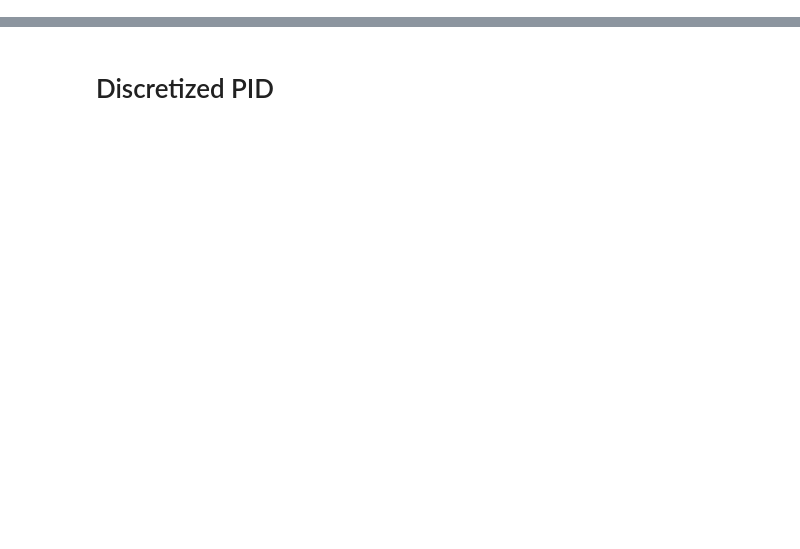
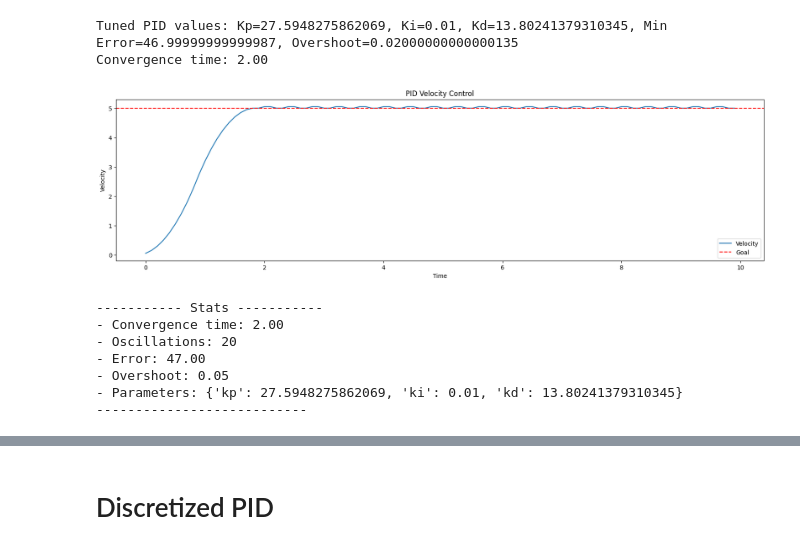
Before and after one commit to Forsyth-Creations/ros_rigor, a Jupyter notebook: src/hermes_swerve_module/hermes_swerve_module/pid.ipynb, the cells around one changed output, grey strips where cells are left out. Saved outputs shown, nothing was run; the diff lists cells and outputs as text; code cells hidden in the pictures; blank space fills up the shorter version.

```diff
--- a/src/hermes_swerve_module/hermes_swerve_module/pid.ipynb
+++ b/src/hermes_swerve_module/hermes_swerve_module/pid.ipynb
@@ -442,22 +481,33 @@ Convergence time: 24.50
 # %%
-# pid = NewPID(intertia=moment_of_inertia, max_torque=max_torque, logging=True, accel_damping=accel_damping)
-# pid.reset()
-# params = pid.auto_tune_range(goal, max_time=time_frame)
-# pid.reset()
-# time = np.arange(0, time_frame, dt)
-# data = []
+pid = NewPID(intertia=moment_of_inertia, max_torque=max_torque, logging=True, accel_damping=accel_damping)
+pid.reset()
+params = pid.auto_tune_range(goal, max_time=time_frame)
+pid.reset()
+time = np.arange(0, time_frame, dt)
+data = []
 
-# # Print the convergence time
-# convergence_time = pid.compute_convergence_time(goal, time_frame)
-# print(f"{Fore.GREEN}Convergence time: {convergence_time[0]:.2f}")
+# Print the convergence time
+convergence_time = pid.compute_convergence_time(goal, time_frame)
+print(f"{Fore.GREEN}Convergence time: {convergence_time[0]:.2f}")
 
-# # Try and run the simulation
-# for _ in time:
-#     actual = pid.simulate_motion(goal)
-#     data.append(actual)
+# Try and run the simulation
+for _ in time:
+    actual = pid.simulate_motion(goal)
+    data.append(actual)
 
-# # Run the simulation based on the pid values, and then plot the acceleration data
-# run_simulation(pid, goal, time_frame, params, dt)
+# Run the simulation based on the pid values, and then plot the acceleration data
+run_simulation(pid, goal, time_frame, params, dt, file_name = "pid_velocity_control_range.png");
+# %% [output]
+Tuned PID values: Kp=27.5948275862069, Ki=0.01, Kd=13.80241379310345, Min Error=46.99999999999987, Overshoot=0.02000000000000135
+Convergence time: 2.00
+[figure, added]
+----------- Stats -----------
+- Convergence time: 2.00
+- Oscillations: 20
+- Error: 47.00
+- Overshoot: 0.05
+- Parameters: {'kp': 27.5948275862069, 'ki': 0.01, 'kd': 13.80241379310345}
+---------------------------
 # %%
 # Use the gradient_params
 time_frame = 5
```
Also changed, not shown: parts of 9 cells of this notebook, 38 other files.
